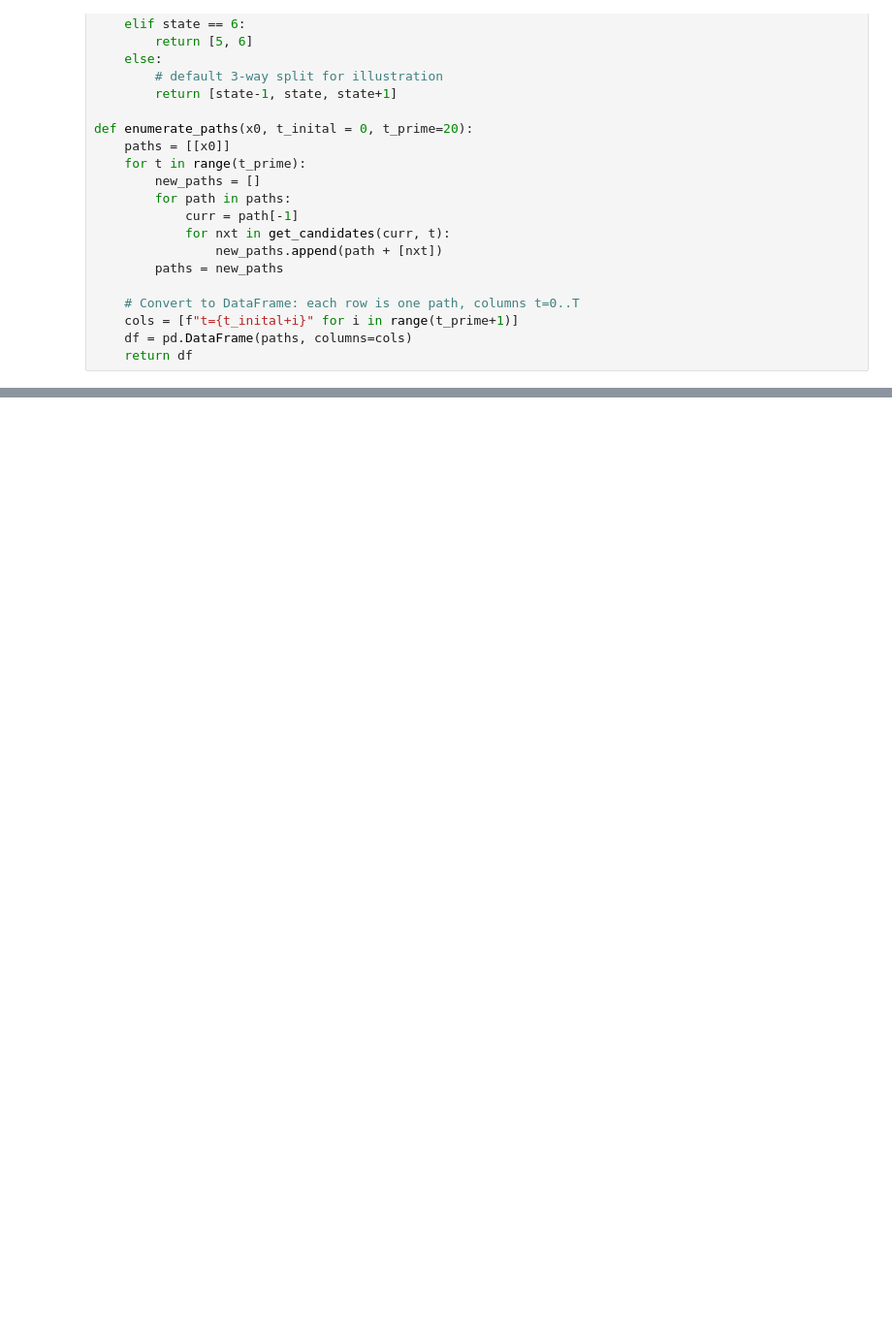
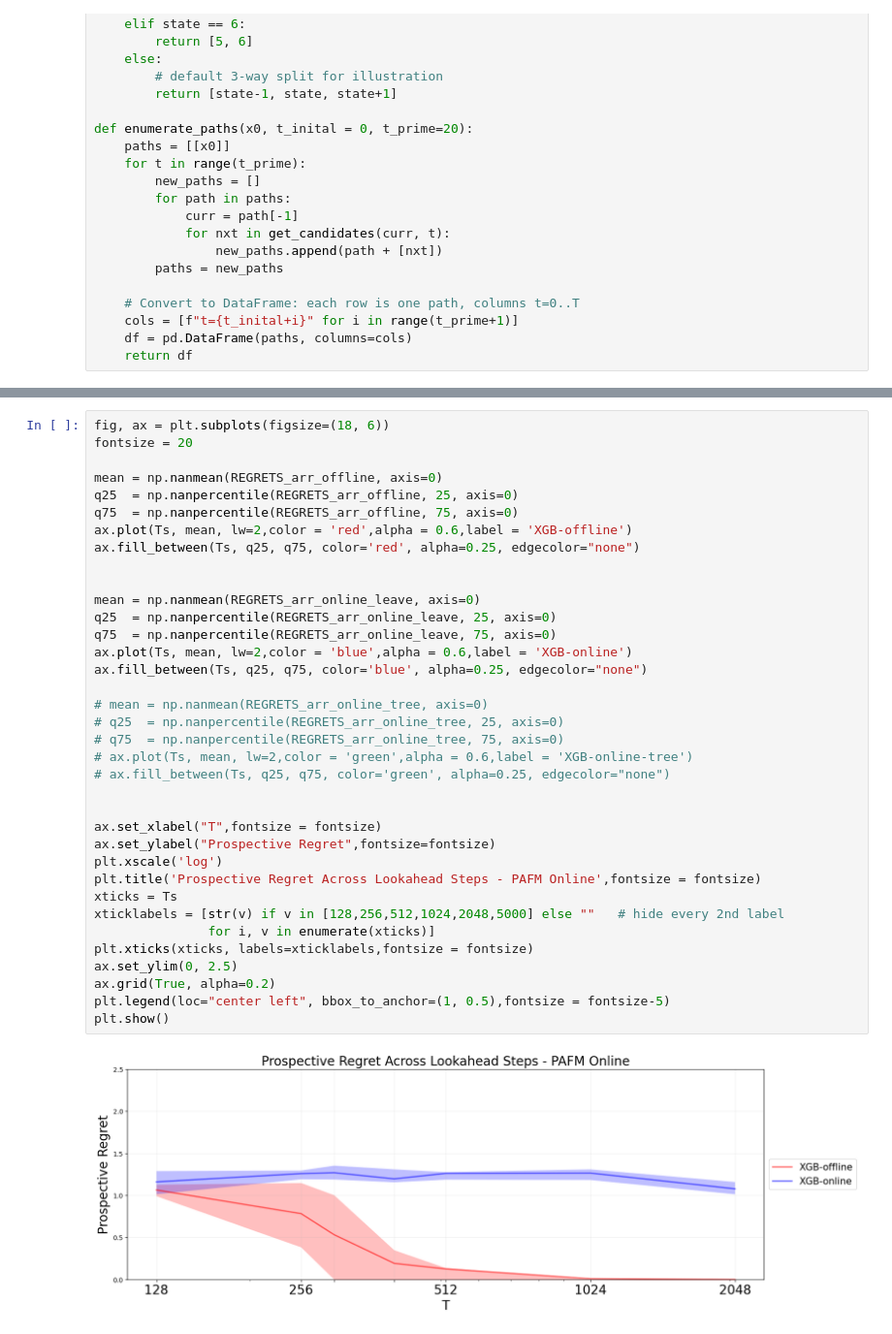
Before and after one commit to neurodata/ProspectiveForaging, a Jupyter notebook: notebooks/PAFM_Online_RF.ipynb, the cells around one changed output, grey strips where cells are left out. Shown at 97% size. Cells and saved outputs as stored; diff of their text form; blank space fills up the shorter version.

```diff
--- a/notebooks/PAFM_Online_RF.ipynb
+++ b/notebooks/PAFM_Online_RF.ipynb
@@ -169,0 +658,38 @@ plt.show()
+# %%
+fig, ax = plt.subplots(figsize=(18, 6))
+fontsize = 20
+
+mean = np.nanmean(REGRETS_arr_offline, axis=0)
+q25  = np.nanpercentile(REGRETS_arr_offline, 25, axis=0)
+q75  = np.nanpercentile(REGRETS_arr_offline, 75, axis=0)
+ax.plot(Ts, mean, lw=2,color = 'red',alpha = 0.6,label = 'XGB-offline')
+ax.fill_between(Ts, q25, q75, color='red', alpha=0.25, edgecolor="none")
+
+
+mean = np.nanmean(REGRETS_arr_online_leave, axis=0)
+q25  = np.nanpercentile(REGRETS_arr_online_leave, 25, axis=0)
+q75  = np.nanpercentile(REGRETS_arr_online_leave, 75, axis=0)
+ax.plot(Ts, mean, lw=2,color = 'blue',alpha = 0.6,label = 'XGB-online')
+ax.fill_between(Ts, q25, q75, color='blue', alpha=0.25, edgecolor="none")
+
+# mean = np.nanmean(REGRETS_arr_online_tree, axis=0)
+# q25  = np.nanpercentile(REGRETS_arr_online_tree, 25, axis=0)
+# q75  = np.nanpercentile(REGRETS_arr_online_tree, 75, axis=0)
+# ax.plot(Ts, mean, lw=2,color = 'green',alpha = 0.6,label = 'XGB-online-tree')
+# ax.fill_between(Ts, q25, q75, color='green', alpha=0.25, edgecolor="none")
+
+
+ax.set_xlabel("T",fontsize = fontsize)
+ax.set_ylabel("Prospective Regret",fontsize=fontsize)
+plt.xscale('log')
+plt.title('Prospective Regret Across Lookahead Steps - PAFM Online',fontsize = fontsize)
+xticks = Ts
+xticklabels = [str(v) if v in [128,256,512,1024,2048,5000] else ""   # hide every 2nd label
+               for i, v in enumerate(xticks)]
+plt.xticks(xticks, labels=xticklabels,fontsize = fontsize)
+ax.set_ylim(0, 2.5)
+ax.grid(True, alpha=0.2)
+plt.legend(loc="center left", bbox_to_anchor=(1, 0.5),fontsize = fontsize-5)
+plt.show()
+# %% [output]
+[figure, added]
```
Also changed, not shown: parts of 15 cells of this notebook, 36 other files.
